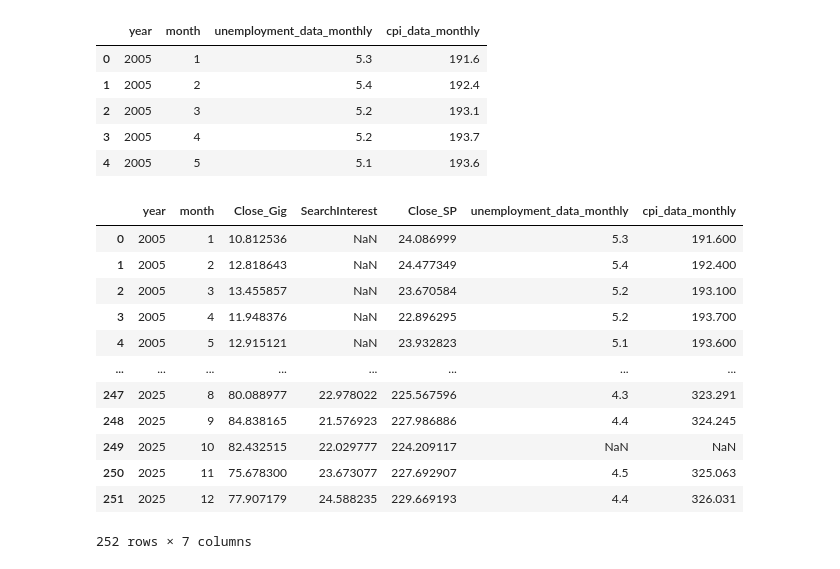
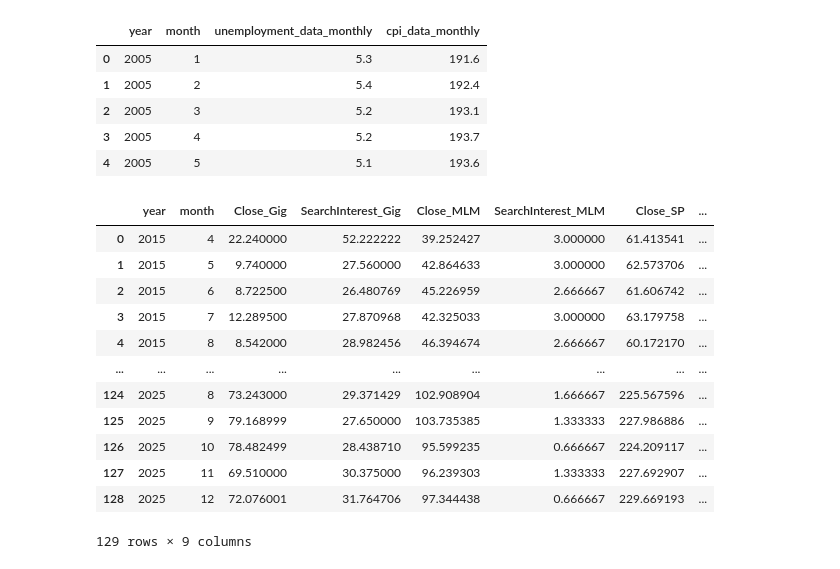
Before and after one commit to milleau98/2026-gig-data-analysis, a Jupyter notebook: notebooks/data-analyses/timeseries_plot.ipynb, the cells around one changed output. Drawn from its saved outputs; the diff is of its cells as text; code cells hidden in the pictures.

```diff
--- a/notebooks/data-analyses/timeseries_plot.ipynb
+++ b/notebooks/data-analyses/timeseries_plot.ipynb
@@ -7,9 +28,9 @@ import pandas as pd
 
 # stock price
 
-gig_stock_df_monthly = pd.read_csv('../../data/yfinance/gig_yfinance_monthly.csv', parse_dates=['Date'])
+gig_stock_df_monthly = pd.read_csv('2026-gig-data-analysis/data/yfinance/gig_yfinance_monthly.csv', parse_dates=['Date'])
 
-sp500_stock_df_monthly = pd.read_csv('../../data/yfinance/sp500_yfinance_monthly.csv', parse_dates=['Date'])
+sp500_stock_df_monthly = pd.read_csv('2026-gig-data-analysis/data/yfinance/sp500_yfinance_monthly.csv', parse_dates=['Date'])
 
 # Combine gig and sp500 stock data
 
@@ -18,11 +39,11 @@ stock_df_monthly = pd.concat([gig_stock_df_monthly, sp500_stock_df_monthly])
 
 # google trend data
 
-google_df_monthly = pd.read_csv('../../data/google_trends/google_trends_monthly.csv', parse_dates=['date'])
+google_df_monthly = pd.read_csv('2026-gig-data-analysis/data/google_trends/google_trends_monthly.csv', parse_dates=['date'])
 
 # FRED data
 
-fred_df_monthly = pd.read_csv('../../data/fred/fred_monthly_data.csv', parse_dates=['date'])
+fred_df_monthly = pd.read_csv('2026-gig-data-analysis/data/fred/fred_monthly_data.csv', parse_dates=['date'])
 
 
 stock_df_monthly.head()
@@ -110,12 +141,21 @@ df['ConsumerSentiment_change'] = df['consumer_sentiment_data_monthly'].diff()
 # %%
 # Create CompanyType Column to split gig/MLM and SP500 Companies
 gig_companies = ['Uber','Lyft','DoorDash','Instacart','Grubhub','Fiverr','Upwork',
-                 'Herbalife','Primerica','Tupperware','Avon','Etsy','Shopify','Udemy',
-                 'Nu skin', 'USANA']
+                 'Etsy','Shopify','Udemy',
+                 ]
 
-df['CompanyType'] = df['company'].apply(
-    lambda x: 'Gig/MLM' if x in gig_companies else 'S&P500'
-)
+mlm_companies = ['Herbalife','Primerica','Tupperware','Avon','Nu skin', 'USANA']
+
+def company_type(company):
+    if company in gig_companies:
+        return 'Gig'
+    elif company in mlm_companies:
+        return 'MLM'
+    else:
+        return 'SP500'
+
+df['CompanyType'] = df['company'].apply(company_type)
+
 
 df.head()
 # %% [output]
@@ -146,10 +186,15 @@ time_series_df.head()
 # %%
-gig_ts = df[df['CompanyType'] == 'Gig/MLM'].groupby(['year','month']).agg({
+gig_ts = df[df['CompanyType'] == 'Gig'].groupby(['year','month']).agg({
     'Close':'mean',
     'SearchInterest':'mean'
 }).reset_index()
 
-sp_ts = df[df['CompanyType'] == 'S&P500'].groupby(['year','month']).agg({
+mlm_ts = df[df['CompanyType'] == 'MLM'].groupby(['year','month']).agg({
+    'Close':'mean',
+    'SearchInterest':'mean'
+}).reset_index()
+
+sp_ts = df[df['CompanyType'] == 'SP500'].groupby(['year','month']).agg({
     'Close':'mean'
 }).reset_index()
 
@@ -176,24 +221,28 @@ macro_ts.head()
 | 3 | 2005 | 4 | 5.2 | 193.7 |
 | 4 | 2005 | 5 | 5.1 | 193.6 |
 # %%
-ts = gig_ts.merge(sp_ts, on=['year','month'], suffixes=('_Gig','_SP'))
+sp_ts = sp_ts.add_suffix('_SP')
+sp_ts = sp_ts.rename(columns={'year_SP': 'year', 'month_SP': 'month'})
+
+ts = gig_ts.merge(mlm_ts, on=['year','month'], suffixes=('_Gig','_MLM'))
+ts = ts.merge(sp_ts, on=['year', 'month'], suffixes=('', '_SP'))
 ts = ts.merge(macro_ts, on=['year','month'])
 
 ts
 # %% [output]
-|  | year | month | Close_Gig | SearchInterest | Close_SP | unemployment_data_monthly | cpi_data_monthly |
-| 0 | 2005 | 1 | 10.812536 | NaN | 24.086999 | 5.3 | 191.600 |
-| 1 | 2005 | 2 | 12.818643 | NaN | 24.477349 | 5.4 | 192.400 |
-| 2 | 2005 | 3 | 13.455857 | NaN | 23.670584 | 5.2 | 193.100 |
-| 3 | 2005 | 4 | 11.948376 | NaN | 22.896295 | 5.2 | 193.700 |
-| 4 | 2005 | 5 | 12.915121 | NaN | 23.932823 | 5.1 | 193.600 |
-| ... | ... | ... | ... | ... | ... | ... | ... |
-| 247 | 2025 | 8 | 80.088977 | 22.978022 | 225.567596 | 4.3 | 323.291 |
-| 248 | 2025 | 9 | 84.838165 | 21.576923 | 227.986886 | 4.4 | 324.245 |
-| 249 | 2025 | 10 | 82.432515 | 22.029777 | 224.209117 | NaN | NaN |
-| 250 | 2025 | 11 | 75.678300 | 23.673077 | 227.692907 | 4.5 | 325.063 |
-| 251 | 2025 | 12 | 77.907179 | 24.588235 | 229.669193 | 4.4 | 326.031 |
+|  | year | month | Close_Gig | SearchInterest_Gig | Close_MLM | SearchInterest_MLM | Close_SP | ... |
+| 0 | 2015 | 4 | 22.240000 | 52.222222 | 39.252427 | 3.000000 | 61.413541 | ... |
+| 1 | 2015 | 5 | 9.740000 | 27.560000 | 42.864633 | 3.000000 | 62.573706 | ... |
+| 2 | 2015 | 6 | 8.722500 | 26.480769 | 45.226959 | 2.666667 | 61.606742 | ... |
+| 3 | 2015 | 7 | 12.289500 | 27.870968 | 42.325033 | 3.000000 | 63.179758 | ... |
+| 4 | 2015 | 8 | 8.542000 | 28.982456 | 46.394674 | 2.666667 | 60.172170 | ... |
+| ... | ... | ... | ... | ... | ... | ... | ... | ... |
+| 124 | 2025 | 8 | 73.243000 | 29.371429 | 102.908904 | 1.666667 | 225.567596 | ... |
+| 125 | 2025 | 9 | 79.168999 | 27.650000 | 103.735385 | 1.333333 | 227.986886 | ... |
+| 126 | 2025 | 10 | 78.482499 | 28.438710 | 95.599235 | 0.666667 | 224.209117 | ... |
+| 127 | 2025 | 11 | 69.510000 | 30.375000 | 96.239303 | 1.333333 | 227.692907 | ... |
+| 128 | 2025 | 12 | 72.076001 | 31.764706 | 97.344438 | 0.666667 | 229.669193 | ... |
-252 rows × 7 columns
+129 rows × 9 columns
 # %%
 ts['time'] = ts['year'].astype(str) + ' M' + ts['month'].astype(str)
 ts
```
Also changed, not shown: parts of 7 cells of this notebook.
